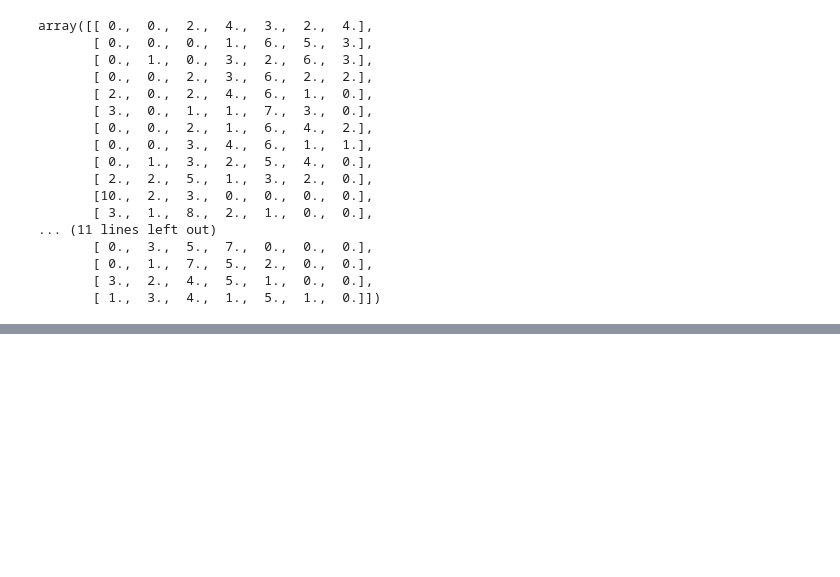
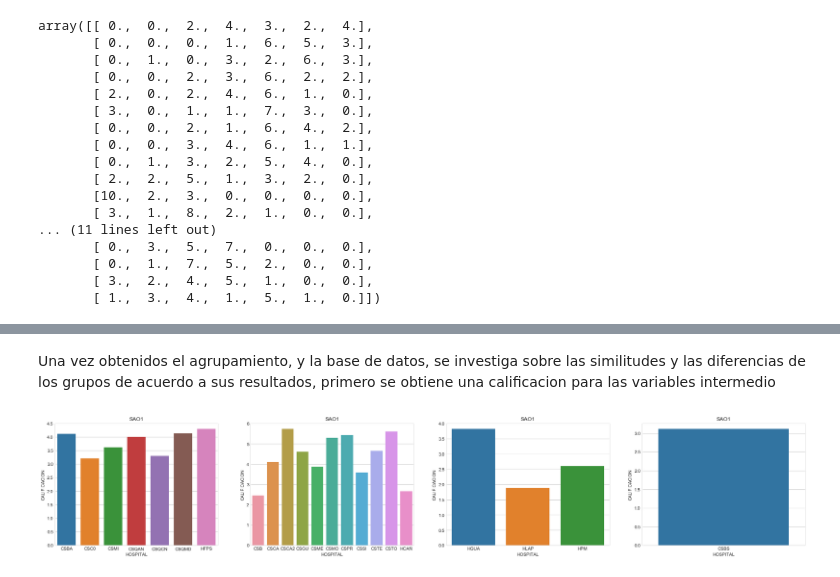
Before and after one commit to nerzhul250/HealthCentersClusterAnalysis, a Jupyter notebook: ResearchAssistant/Análisis de la organización de los centros de salud del sur occidente colombiano.ipynb, the cells around one changed output, grey strips where cells are left out. Drawn from its saved outputs; the diff is of its cells as text; code cells hidden in the pictures; blank space fills up the shorter version.

```diff
--- a/ResearchAssistant/Análisis de la organización de los centros de salud del sur occidente colombiano.ipynb
+++ b/ResearchAssistant/Análisis de la organización de los centros de salud del sur occidente colombiano.ipynb
@@ -22,7 +27,7 @@ import pandas as pd
 Se define el path
 # %%
 #define basic info
-path='rawDataToFormattedData\\PorCentrosDeSalud\\formattedDataPerformance.txt'
+path='rawDataToFormattedData\\PorCentrosDeSalud\\formattedData.txt'
 # %% [markdown]
 Se leen y se preprocesan los datos
 # %%
@@ -135,0 +157,30 @@ NameError: name 'hospitales' is not defined
+# %% [markdown]
+Una vez obtenidos el agrupamiento, y la base de datos, se investiga sobre las similitudes y las diferencias de los grupos de acuerdo a sus resultados, primero se obtiene una calificacion para las variables intermedio
+# %%
+column1=[]
+column2=[]
+column3=[]
+column4=[]
+for index, row in hospitales.iterrows():
+    column1.append(row['EVA'])
+    column3.append(row['HOSPITAL'])
+    column4.append(row['ID'])
+    suma=row['TD']+row['MD']+row['ED']+row['NE']+row['DA']+row['MA']+row['TA']
+    calificacion=0*row['TD']+row['MD']+2*row['ED']+3*row['NE']+4*row['DA']+5*row['MA']+6*row['TA']
+    calificacion=calificacion/suma
+    column2.append(calificacion)
+
+basic_data = {'EVA':column1,'CALIFICACION':column2,'HOSPITAL':column3,'ID':column4}
+hospitales_calificado = pd.DataFrame (basic_data, columns = ['EVA','CALIFICACION','HOSPITAL','ID'])
+# %%
+fig = plt.figure(figsize=(30,5))
+i=1
+EVAName='SAO1'
+for i in range(len(clusters)):
+    first=hospitales_calificado[hospitales_calificado['ID'].isin(clusters[i])]
+    first=first[first['EVA']==EVAName]
+    ax = fig.add_subplot(1,len(clusters), i+1) #Defino una tabla de 1 fila1 por 2 columnas, agrego el i-ésimo plot
+    sns.barplot(x=first.columns[2], y=first.columns[1], data=first)
+    plt.title(EVAName)
+# %% [output]
+[figure, added]
```
Also changed, not shown: parts of 3 cells of this notebook, 5 other files.
